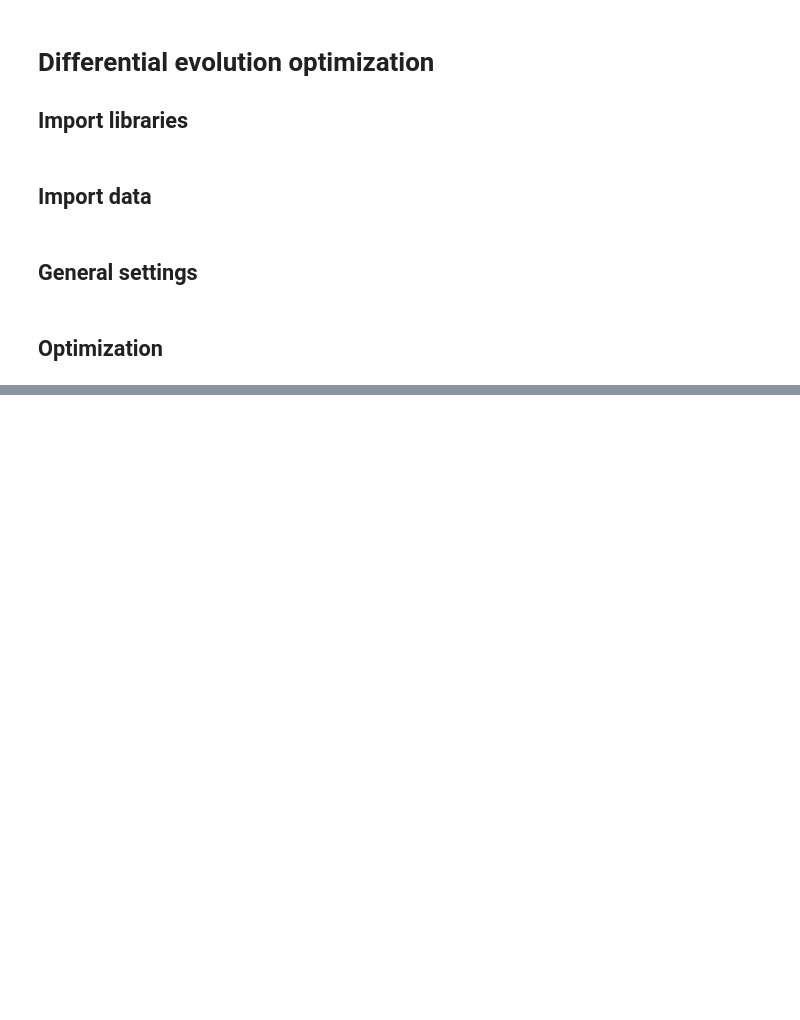
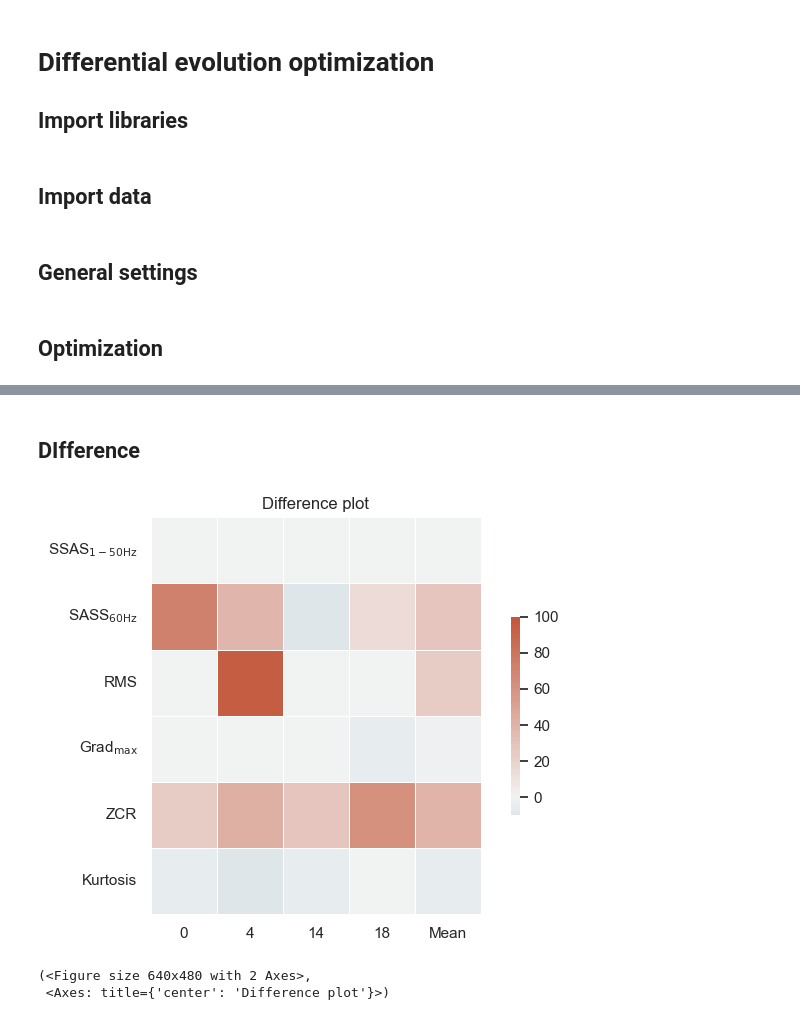
Before and after one commit to danielcomaduran/art-eqi-validation, a Jupyter notebook: diff_evolution_optimization.ipynb, the cells around one changed output, grey strips where cells are left out. Cells and saved outputs as stored; diff of their text form; code cells hidden in the pictures; blank space fills up the shorter version.

```diff
--- a/diff_evolution_optimization.ipynb
+++ b/diff_evolution_optimization.ipynb
@@ -274,0 +289,12 @@ Review eqi_mean carefully
+# %% [markdown]
+## DIfference
+# %%
+eqi.heatmap(
+    data = art_eqi - raw_eqi,
+    chans = subset_chans,
+    title = "Difference plot"
+)
+# %% [output]
+[figure, added]
+(<Figure size 640x480 with 2 Axes>,
+ <Axes: title={'center': 'Difference plot'}>)
```
Also changed, not shown: parts of 18 cells of this notebook.
